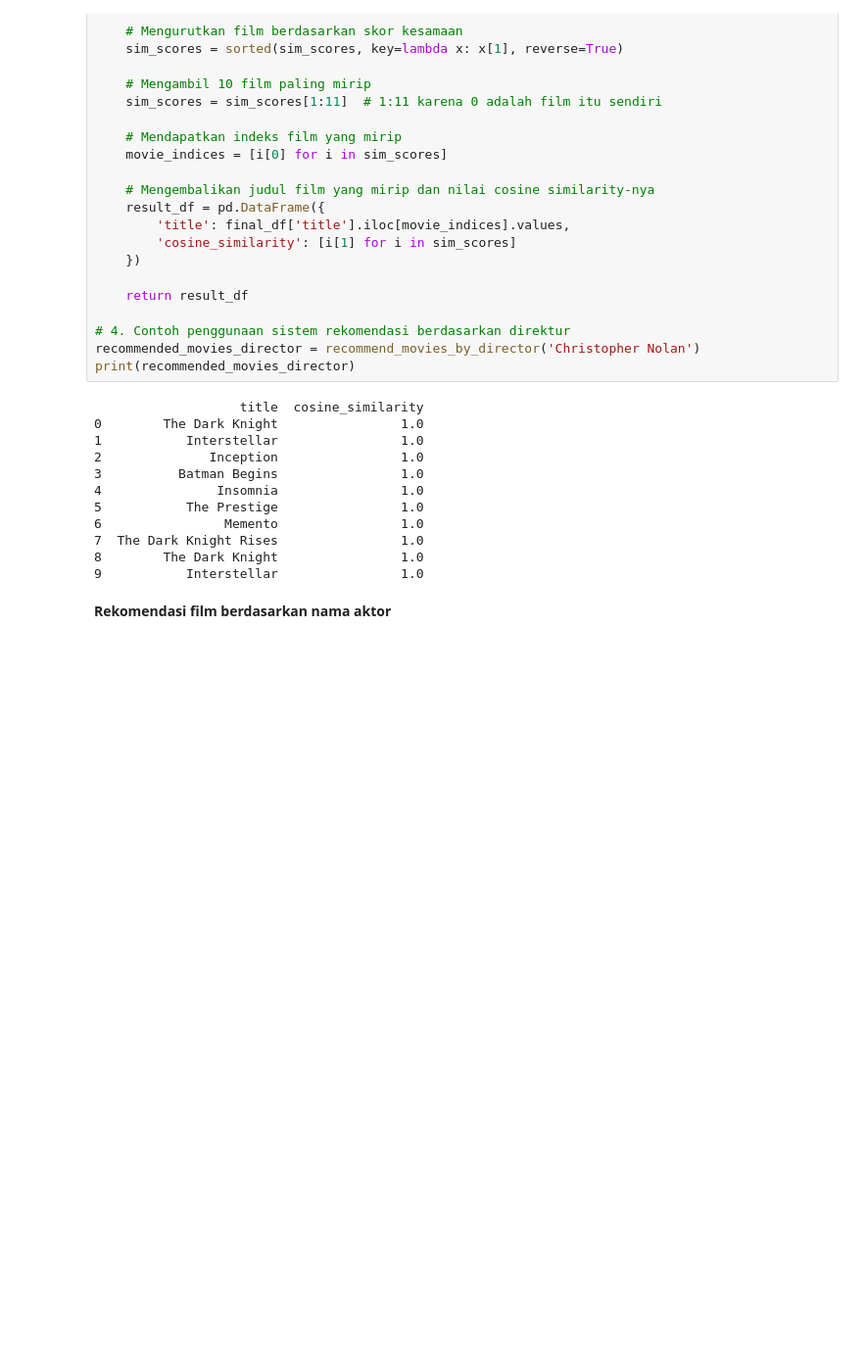
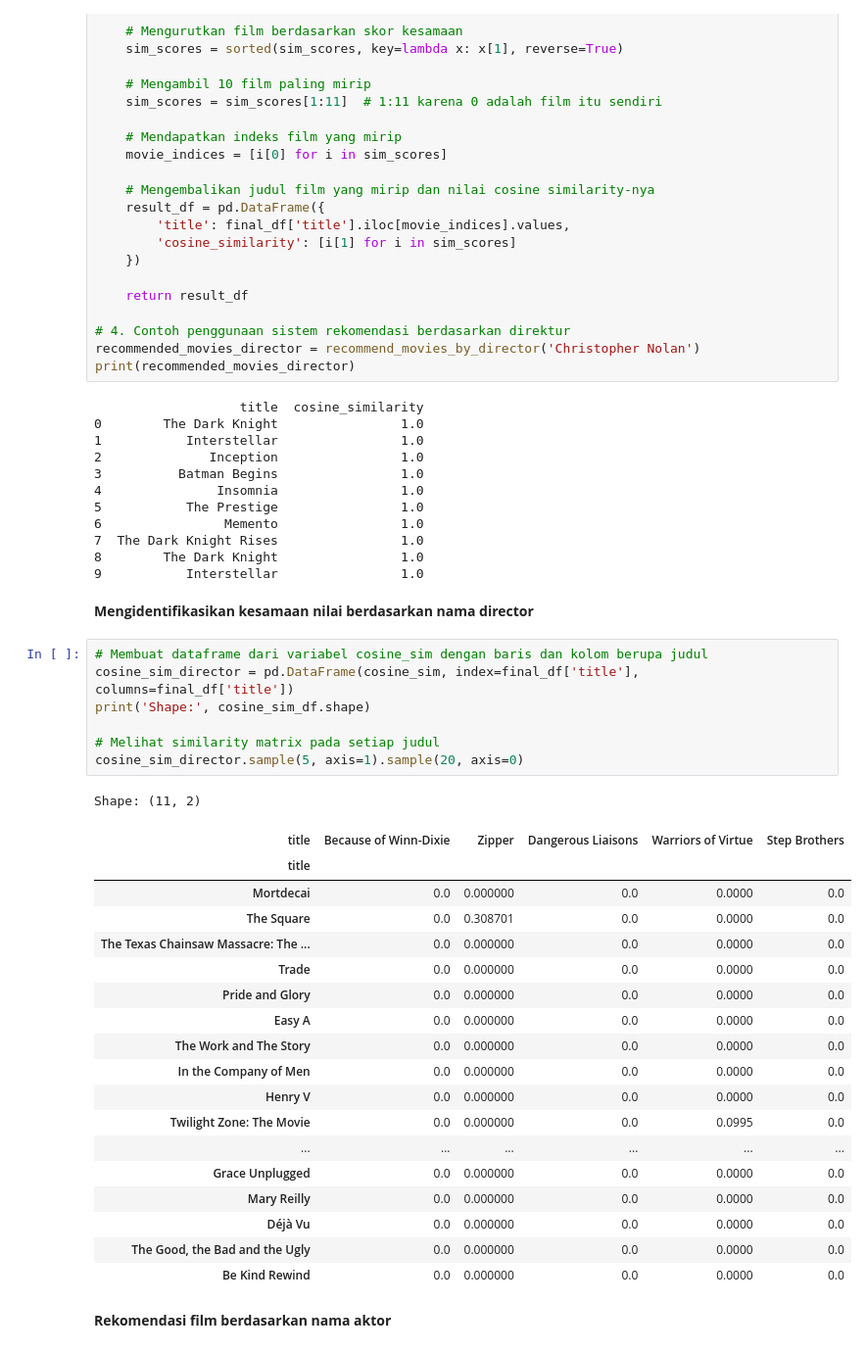
Before and after one commit to feetbo90/Dicoding-Machine-Learning-Terapan, a Jupyter notebook: Submission_Terapan_v2/Submission_Terapan_v2.ipynb, the cells around one changed output. Shown at 98% size. Drawn from its saved outputs; the diff is of its cells as text; blank space fills up the shorter version.

```diff
--- a/Submission_Terapan_v2/Submission_Terapan_v2.ipynb
+++ b/Submission_Terapan_v2/Submission_Terapan_v2.ipynb
@@ -843,6 +871,35 @@ print(recommended_movies_director)
 7  The Dark Knight Rises                1.0
 8        The Dark Knight                1.0
 9           Interstellar                1.0
+# %% [markdown]
+**Mengidentifikasikan kesamaan nilai berdasarkan nama director**
+# %%
+# Membuat dataframe dari variabel cosine_sim dengan baris dan kolom berupa judul
+cosine_sim_director = pd.DataFrame(cosine_sim, index=final_df['title'], columns=final_df['title'])
+print('Shape:', cosine_sim_df.shape)
+
+# Melihat similarity matrix pada setiap judul
+cosine_sim_director.sample(5, axis=1).sample(20, axis=0)
+# %% [output]
+Shape: (11, 2)
+| title | Because of Winn-Dixie | Zipper | Dangerous Liaisons | Warriors of Virtue | Step Brothers |
+| title |  |  |  |  |  |
+| Mortdecai | 0.0 | 0.000000 | 0.0 | 0.0000 | 0.0 |
+| The Square | 0.0 | 0.308701 | 0.0 | 0.0000 | 0.0 |
+| The Texas Chainsaw Massacre: The ... | 0.0 | 0.000000 | 0.0 | 0.0000 | 0.0 |
+| Trade | 0.0 | 0.000000 | 0.0 | 0.0000 | 0.0 |
+| Pride and Glory | 0.0 | 0.000000 | 0.0 | 0.0000 | 0.0 |
+| Easy A | 0.0 | 0.000000 | 0.0 | 0.0000 | 0.0 |
+| The Work and The Story | 0.0 | 0.000000 | 0.0 | 0.0000 | 0.0 |
+| In the Company of Men | 0.0 | 0.000000 | 0.0 | 0.0000 | 0.0 |
+| Henry V | 0.0 | 0.000000 | 0.0 | 0.0000 | 0.0 |
+| Twilight Zone: The Movie | 0.0 | 0.000000 | 0.0 | 0.0995 | 0.0 |
+| ... | ... | ... | ... | ... | ... |
+| Grace Unplugged | 0.0 | 0.000000 | 0.0 | 0.0000 | 0.0 |
+| Mary Reilly | 0.0 | 0.000000 | 0.0 | 0.0000 | 0.0 |
+| Déjà Vu | 0.0 | 0.000000 | 0.0 | 0.0000 | 0.0 |
+| The Good, the Bad and the Ugly | 0.0 | 0.000000 | 0.0 | 0.0000 | 0.0 |
+| Be Kind Rewind | 0.0 | 0.000000 | 0.0 | 0.0000 | 0.0 |
 # %% [markdown]
 **Rekomendasi film berdasarkan nama aktor**
 # %%
```
Also changed, not shown: parts of 6 cells of this notebook, 2 other files.
